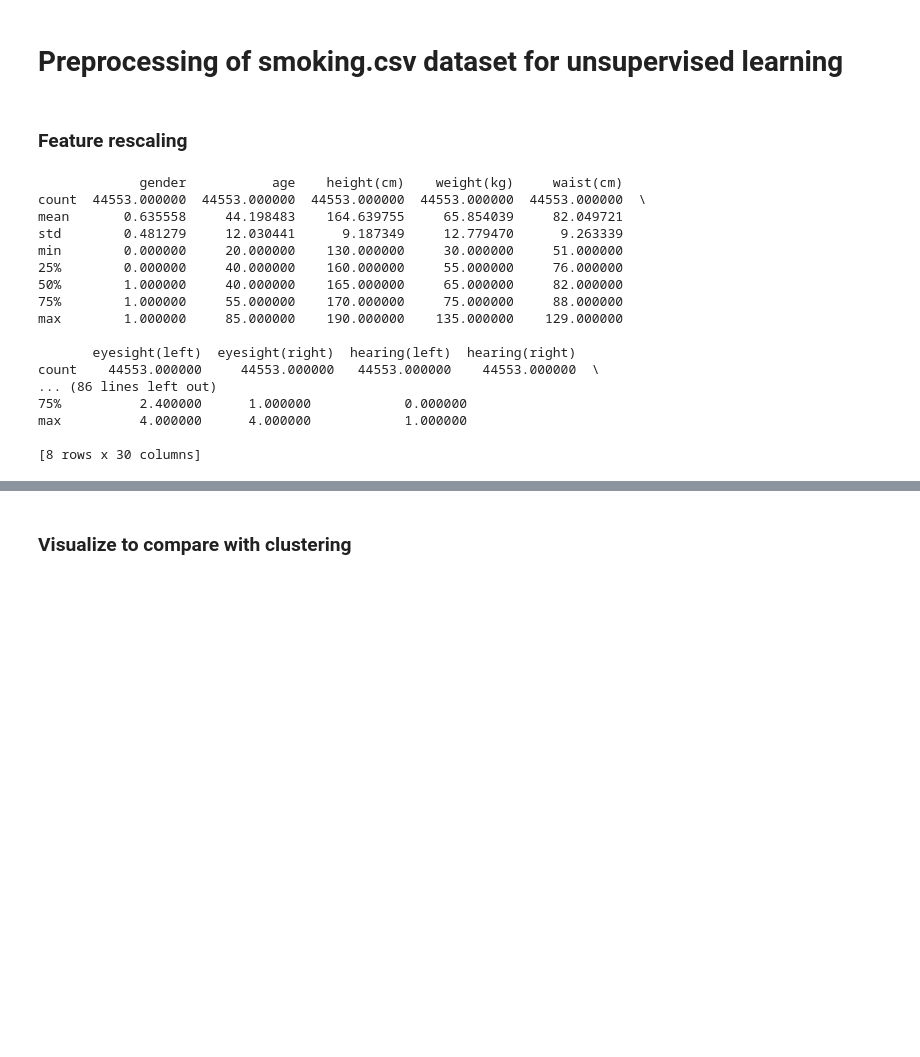
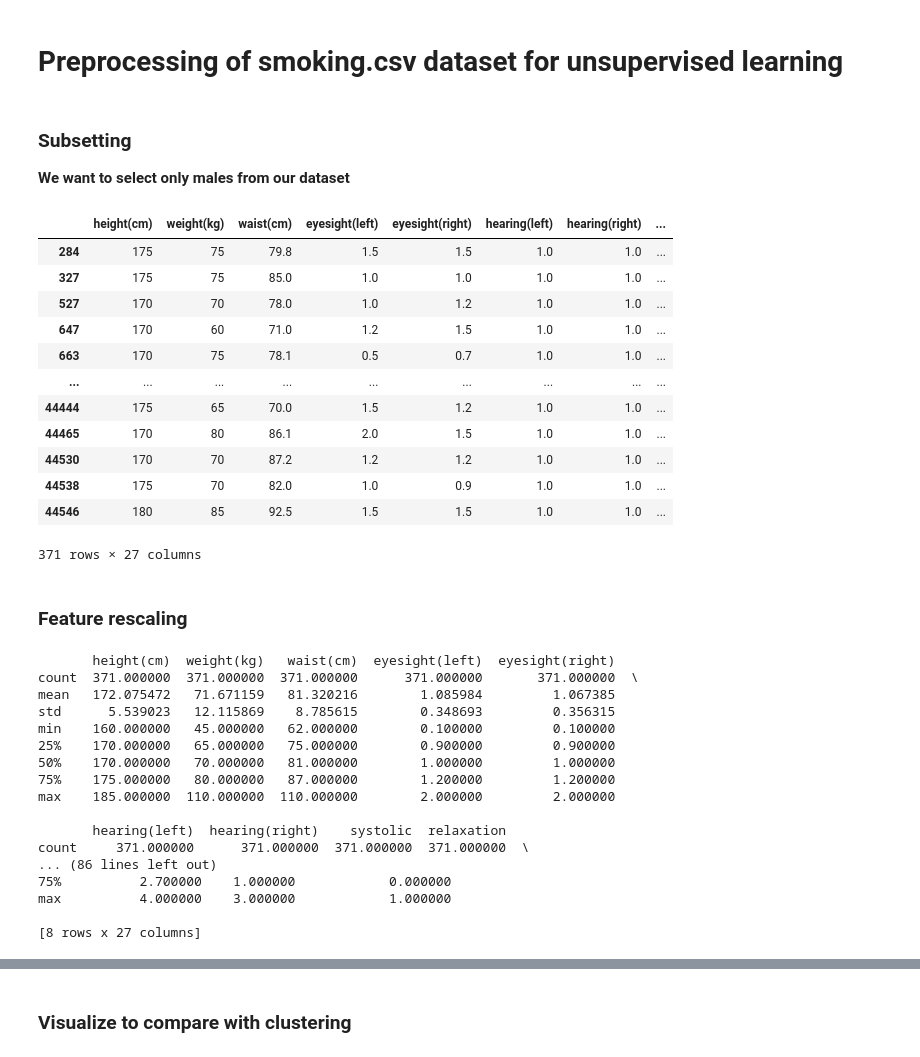
Before and after one commit to balooooooooo/machine_learning_1_coursework, a Jupyter notebook: unsupervised_preprocessing.ipynb, the cells around one changed output, grey strips where cells are left out. Cells and saved outputs as stored; diff of their text form; code cells hidden in the pictures; blank space fills up the shorter version.

```diff
--- a/unsupervised_preprocessing.ipynb
+++ b/unsupervised_preprocessing.ipynb
@@ -7,29 +7,57 @@ from sklearn.preprocessing import StandardScaler
 
 # load data - using train_data.csv because of previous preprocessing
 unsup_data = pd.read_csv("data/train_data.csv")
+# %% [markdown]
+### Subsetting
+**We want to select only males from our dataset**
+# %%
+unsup_data = unsup_data.loc[unsup_data['gender']>0]
+unsup_data.drop(['gender'], axis=1, inplace=True)
+unsup_data = unsup_data.loc[unsup_data['dental_caries']>0]
+unsup_data.drop(['dental_caries'], axis=1, inplace=True)
+# unsup_data = unsup_data.loc[unsup_data['hearing_impairment']>0]
+# unsup_data.drop(['hearing_impairment'], axis=1, inplace=True)
+unsup_data = unsup_data.loc[unsup_data['age']==20]
+unsup_data.drop(['age'], axis=1, inplace=True)
+unsup_data
+# %% [output]
+|  | height(cm) | weight(kg) | waist(cm) | eyesight(left) | eyesight(right) | hearing(left) | hearing(right) | ... |
+| 284 | 175 | 75 | 79.8 | 1.5 | 1.5 | 1.0 | 1.0 | ... |
+| 327 | 175 | 75 | 85.0 | 1.0 | 1.0 | 1.0 | 1.0 | ... |
+| 527 | 170 | 70 | 78.0 | 1.0 | 1.2 | 1.0 | 1.0 | ... |
+| 647 | 170 | 60 | 71.0 | 1.2 | 1.5 | 1.0 | 1.0 | ... |
+| 663 | 170 | 75 | 78.1 | 0.5 | 0.7 | 1.0 | 1.0 | ... |
+| ... | ... | ... | ... | ... | ... | ... | ... | ... |
+| 44444 | 175 | 65 | 70.0 | 1.5 | 1.2 | 1.0 | 1.0 | ... |
+| 44465 | 170 | 80 | 86.1 | 2.0 | 1.5 | 1.0 | 1.0 | ... |
+| 44530 | 170 | 70 | 87.2 | 1.2 | 1.2 | 1.0 | 1.0 | ... |
+| 44538 | 175 | 70 | 82.0 | 1.0 | 0.9 | 1.0 | 1.0 | ... |
+| 44546 | 180 | 85 | 92.5 | 1.5 | 1.5 | 1.0 | 1.0 | ... |
+371 rows × 27 columns
 # %% [markdown]
 ### Feature rescaling
 # %%
-num_cols = ["age", "height(cm)", "weight(kg)", "waist(cm)", "eyesight(left)", "eyesight(right)", "hearing(left)", "hearing(right)", "systolic", "fasting_blood_sugar","cholesterol", "triglyceride", "hdl", "ldl", "hemoglobin", "relaxation", "serum_creatinine", "ast", "alt", "gtp", "dental_caries", "tartar", "bmi"]
+#num_cols = ["age", "height(cm)", "weight(kg)", "waist(cm)", "eyesight(left)", "eyesight(right)", "hearing(left)", "hearing(right)", "systolic", "fasting_blood_sugar","cholesterol", "triglyceride", "hdl", "ldl", "hemoglobin", "relaxation", "serum_creatinine", "ast", "alt", "gtp", "dental_caries", "tartar", "bmi"]
+num_cols = ["height(cm)", "weight(kg)", "waist(cm)", "eyesight(left)", "eyesight(right)", "hearing(left)", "hearing(right)", "systolic", "fasting_blood_sugar","cholesterol", "triglyceride", "hdl", "ldl", "hemoglobin", "relaxation", "serum_creatinine", "ast", "alt", "gtp", "bmi"]
 print(unsup_data.describe())
 se = StandardScaler()
 unsup_data[num_cols] = se.fit_transform(unsup_data[num_cols])
 print(unsup_data.describe())
 # %% [output]
-             gender           age    height(cm)    weight(kg)     waist(cm)
-count  44553.000000  44553.000000  44553.000000  44553.000000  44553.000000  \
-mean       0.635558     44.198483    164.639755     65.854039     82.049721
-std        0.481279     12.030441      9.187349     12.779470      9.263339
-min        0.000000     20.000000    130.000000     30.000000     51.000000
-25%        0.000000     40.000000    160.000000     55.000000     76.000000
-50%        1.000000     40.000000    165.000000     65.000000     82.000000
-75%        1.000000     55.000000    170.000000     75.000000     88.000000
-max        1.000000     85.000000    190.000000    135.000000    129.000000
+       height(cm)  weight(kg)   waist(cm)  eyesight(left)  eyesight(right)
+count  371.000000  371.000000  371.000000      371.000000       371.000000  \
+mean   172.075472   71.671159   81.320216        1.085984         1.067385
+std      5.539023   12.115869    8.785615        0.348693         0.356315
+min    160.000000   45.000000   62.000000        0.100000         0.100000
+25%    170.000000   65.000000   75.000000        0.900000         0.900000
+50%    170.000000   70.000000   81.000000        1.000000         1.000000
+75%    175.000000   80.000000   87.000000        1.200000         1.200000
+max    185.000000  110.000000  110.000000        2.000000         2.000000
 
-       eyesight(left)  eyesight(right)  hearing(left)  hearing(right)
-count    44553.000000     44553.000000   44553.000000    44553.000000  \
+       hearing(left)  hearing(right)    systolic  relaxation
+count     371.000000      371.000000  371.000000  371.000000  \
 ... (86 lines left out)
-75%          2.400000      1.000000            0.000000
-max          4.000000      4.000000            1.000000
+75%          2.700000    1.000000            0.000000
+max          4.000000    3.000000            1.000000
 
-[8 rows x 30 columns]
+[8 rows x 27 columns]
```
Also changed, not shown: parts of 7 cells of this notebook.
